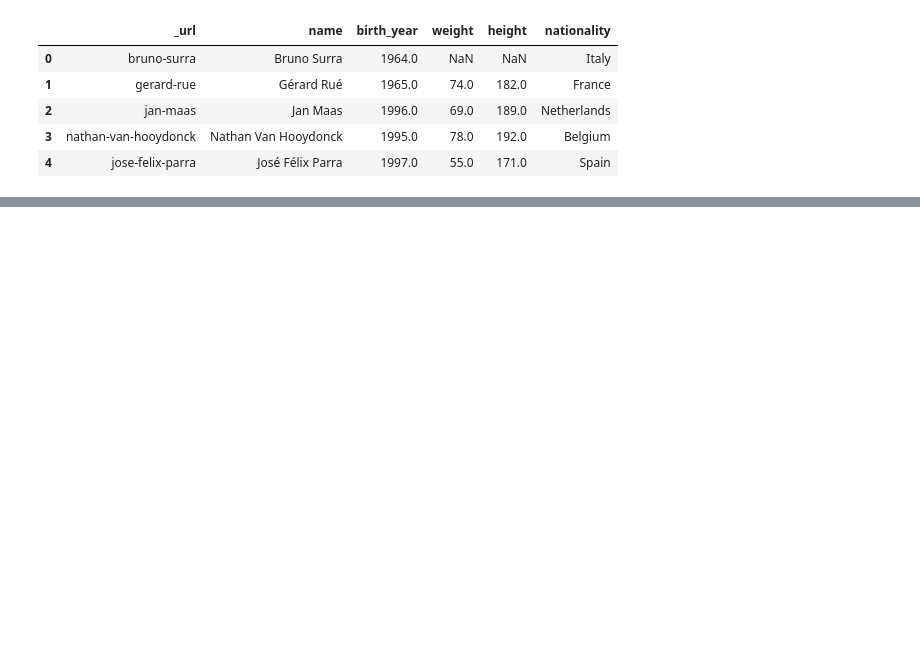
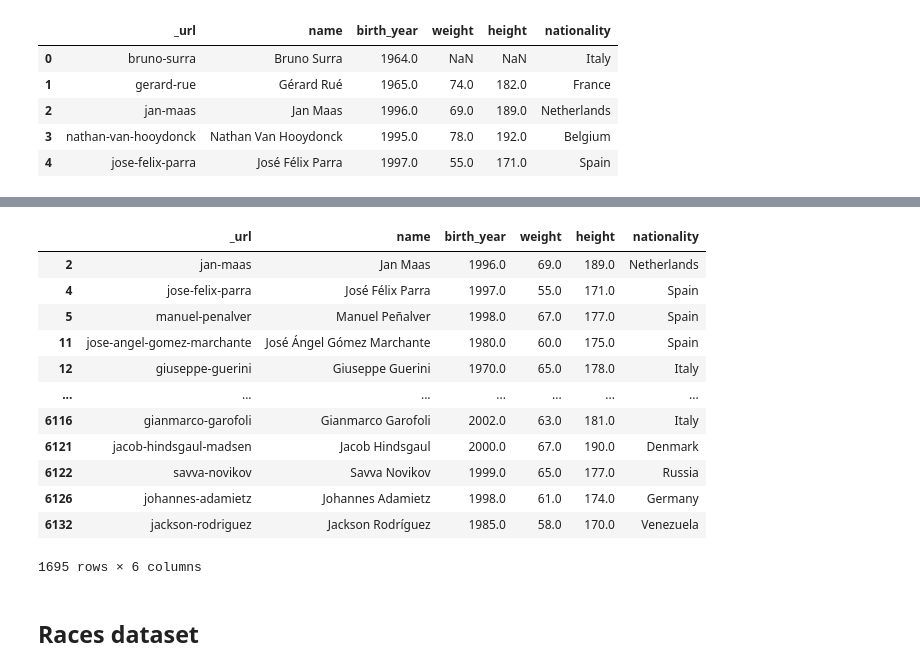
Before and after one commit to fefex302/Data-Mining, a Jupyter notebook: DataUnderstanding.ipynb, the cells around one changed output, grey strips where cells are left out. Drawn from its saved outputs; the diff is of its cells as text; code cells hidden in the pictures; blank space fills up the shorter version.

```diff
--- a/DataUnderstanding.ipynb
+++ b/DataUnderstanding.ipynb
@@ -13,0 +156,16 @@ dataset_cyclists.head()
+# %%
+dataset_cyclists.loc[dataset_cyclists.weight < 70]
+# %% [output]
+|  | _url | name | birth_year | weight | height | nationality |
+| 2 | jan-maas | Jan Maas | 1996.0 | 69.0 | 189.0 | Netherlands |
+| 4 | jose-felix-parra | José Félix Parra | 1997.0 | 55.0 | 171.0 | Spain |
+| 5 | manuel-penalver | Manuel Peñalver | 1998.0 | 67.0 | 177.0 | Spain |
+| 11 | jose-angel-gomez-marchante | José Ángel Gómez Marchante | 1980.0 | 60.0 | 175.0 | Spain |
+| 12 | giuseppe-guerini | Giuseppe Guerini | 1970.0 | 65.0 | 178.0 | Italy |
+| ... | ... | ... | ... | ... | ... | ... |
+| 6116 | gianmarco-garofoli | Gianmarco Garofoli | 2002.0 | 63.0 | 181.0 | Italy |
+| 6121 | jacob-hindsgaul-madsen | Jacob Hindsgaul | 2000.0 | 67.0 | 190.0 | Denmark |
+| 6122 | savva-novikov | Savva Novikov | 1999.0 | 65.0 | 177.0 | Russia |
+| 6126 | johannes-adamietz | Johannes Adamietz | 1998.0 | 61.0 | 174.0 | Germany |
+| 6132 | jackson-rodriguez | Jackson Rodríguez | 1985.0 | 58.0 | 170.0 | Venezuela |
+1695 rows × 6 columns
@@ -14,2 +174,4 @@ dataset_cyclists.head()
+# %% [markdown]
+## Races dataset
 # %%
 dataset_races = pd.read_csv("dataset/races.csv")
```
Also changed, not shown: parts of 19 cells of this notebook, 3 other files.
